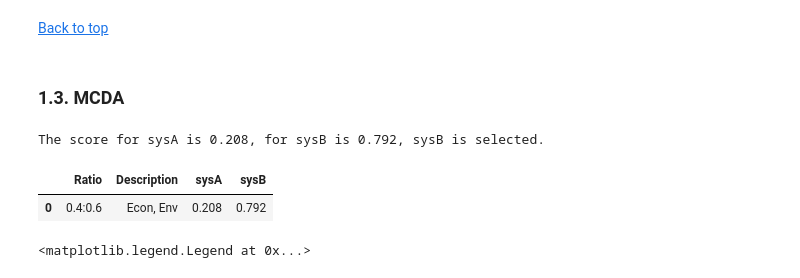
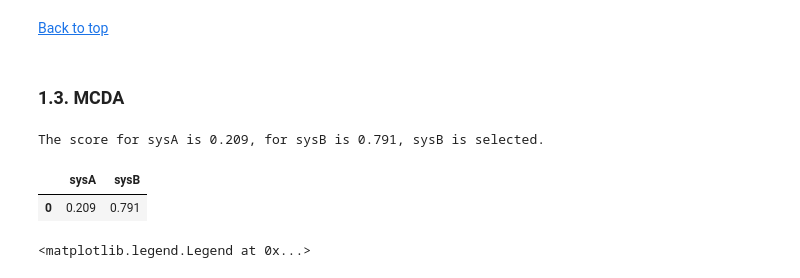
Before and after one commit to QSD-Group/QSDsan-workshop, a Jupyter notebook: Example_complete.ipynb, the cells around one changed output. Saved outputs shown, nothing was run; the diff lists cells and outputs as text; code cells hidden in the pictures.

```diff
--- a/Example_complete.ipynb
+++ b/Example_complete.ipynb
@@ -185,12 +194,13 @@ WasteStream: mixed_waste from <PitLatrine: A2> to <Trucking: A3>
 ### 1.3. MCDA <a class="anchor" id="s1.3"></a>
 # %%
 # Assume we will make the decision based on TEA/LCA results
-from systems import mcda, run_mcda
-run_mcda(systems=(sysA, sysB), econ_weight=0.4, print_msg=True) # environmental criterion weight will be 1-0.4=0.6
+from systems import create_mcda, run_mcda
+mcda = create_mcda((sysA, sysB))
+run_mcda(mcda=mcda, econ_weight=0.4, print_msg=True) # environmental criterion weight will be 1-0.4=0.6
 # %% [output]
-The score for sysA is 0.208, for sysB is 0.792, sysB is selected.
+The score for sysA is 0.209, for sysB is 0.791, sysB is selected.
-|  | Ratio | Description | sysA | sysB |
-| 0 | 0.4:0.6 | Econ, Env | 0.208 | 0.792 |
+|  | sysA | sysB |
+| 0 | 0.209 | 0.791 |
 # %%
 # To look at the impact of criterion weight
 econ_weights = [0, 0.1, 0.2, 0.3, 0.4, 0.5, 0.6, 0.7, 0.8, 0.9, 1]
```
Also changed, not shown: parts of 16 cells of this notebook, 6 other files.
